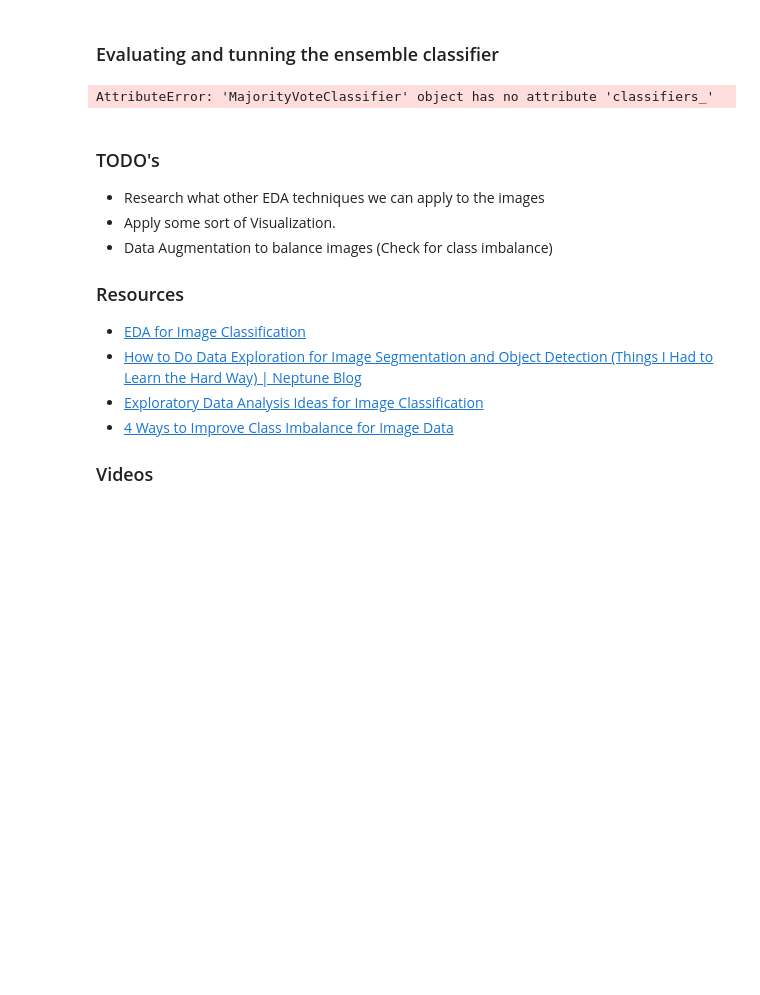
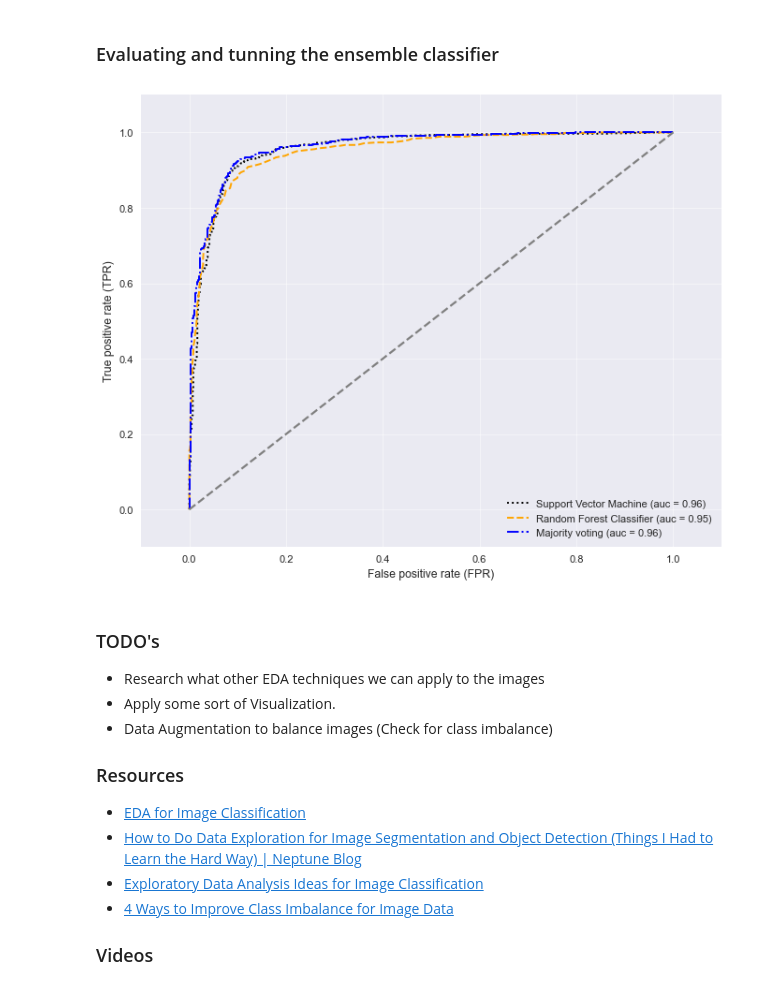
Before and after one commit to FgSurewin/Brain_Tumor_Project, a Jupyter notebook: notebooks/Juans_notebook.ipynb, the cells around one changed output. Saved outputs shown, nothing was run; the diff lists cells and outputs as text; code cells hidden in the pictures; blank space fills up the shorter version.

Commit message:
Other Models Tested

```diff
--- a/notebooks/Juans_notebook.ipynb
+++ b/notebooks/Juans_notebook.ipynb
@@ -307,0 +351,7 @@ cm_display = ConfusionMatrixDisplay(cm).plot()
+# %%
+### SVM Linear
+SVM_lin = SVC(kernel='linear')
+y_pred = SVM_lin.fit(X_train, y_train).predict(X_test)
+print('              =======Classification Report SVM Linear========')
+print('')
+print (metrics.classification_report(y_test,y_pred))
@@ -505,16 +476,34 @@ ROC AUC: 0.95 +/- 0.01 [Majority voting]
 # %% [markdown]
 ### Evaluating and tunning the ensemble classifier
 # %%
-# colors = ['black', 'orange', 'blue']
-# linestyles = [':','--','-.']
+colors = ['black', 'orange', 'blue']
+linestyles = [':','--','-.']
 
-# for clf, label, clr, ls in zip (all_clf, clf_labels, colors, linestyles):
+figure(figsize=(10, 8), dpi=80)
+for clf, label, clr, ls in zip (all_clf, clf_labels, colors, linestyles):
 
 #     y_pred = clf.predict(X_test).ravel().astype(int)
 #     fpr, tpr, thresholds = roc_curve(np.array(y_test.values).astype(int), y_pred)
-#     roc_auc = auc(x=fpr, y=tpr)
+    y_pred = clf.predict_proba(X_test)[:,1]
+    fpr, tpr, thresholds = roc_curve(y_true=y_test.values.astype(int), y_score=y_pred)
+
+    roc_auc = auc(x=fpr, y=tpr)
+
+    plt.plot(fpr, tpr, color=clr, linestyle=ls, label='%s (auc = %0.2f)' % (label, roc_auc))
+plt.legend(loc='lower right')
+plt.plot([0,1],[0,1],
+        linestyle='--',
+        color='gray',
+        linewidth=2)
+plt.xlim([-0.1, 1.1])
+plt.ylim([-0.1, 1.1])
+plt.grid(alpha=0.5)
+plt.xlabel('False positive rate (FPR)')
+plt.ylabel('True positive rate (TPR)')
+plt.show()
+# plot_roc_curve([("model_SVM", SVM),("model_RFC",RFC),("model_VC",VC)])
 # %% [output]
-AttributeError: 'MajorityVoteClassifier' object has no attribute 'classifiers_'
+[figure, added]
 # %% [markdown]
 ### TODO's
 - Research what other EDA techniques we can apply to the images
```
Also changed, not shown: parts of 18 cells of this notebook.
